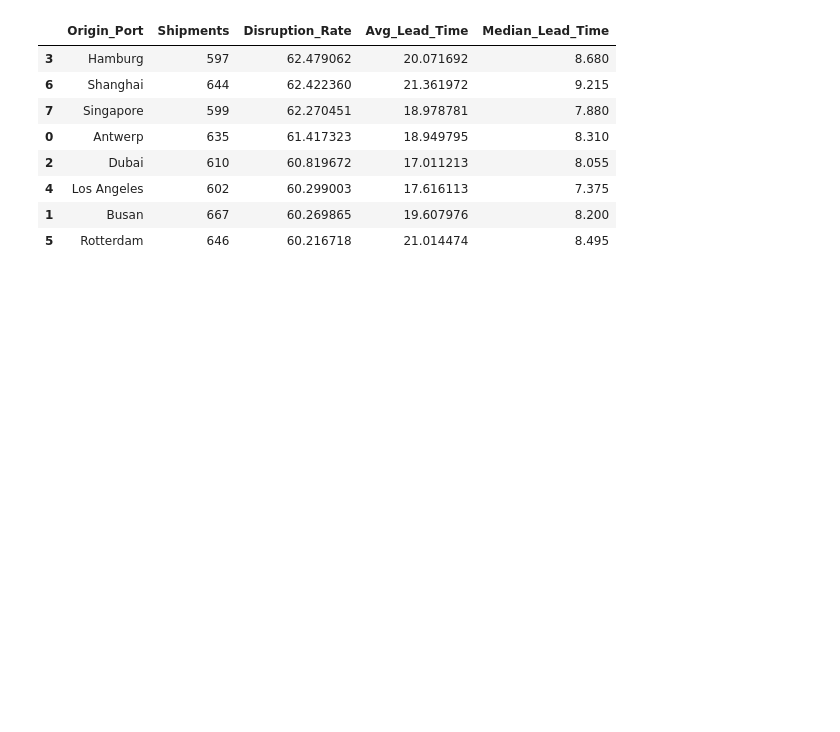
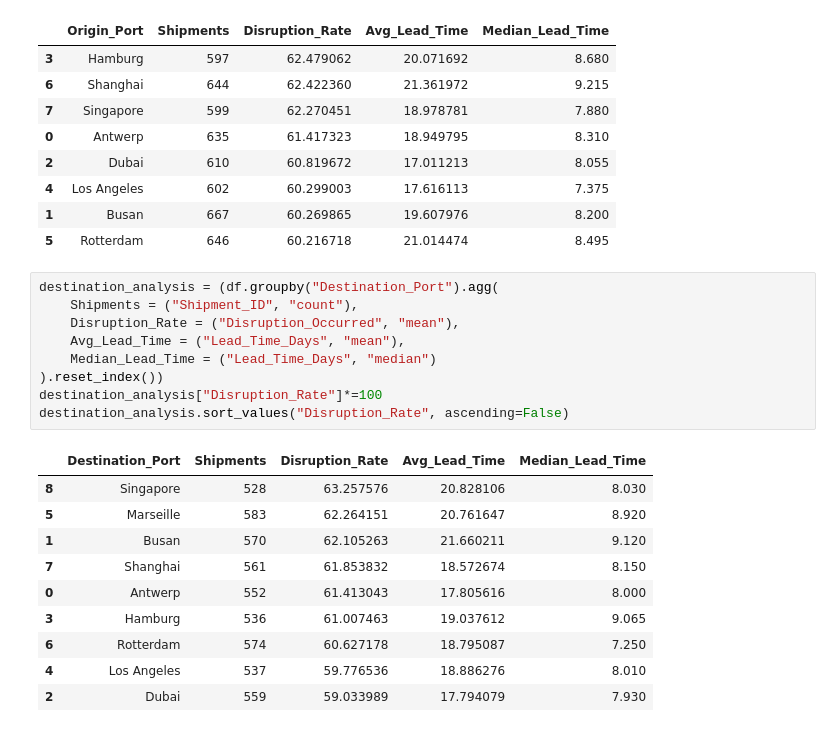
Before and after one commit to sharath1103/Global-Supply-Chain-Disruption, a Jupyter notebook: global_supply_chain_disruption.ipynb, the cells around one changed output. Drawn from its saved outputs; the diff is of its cells as text; blank space fills up the shorter version.

```diff
--- a/global_supply_chain_disruption.ipynb
+++ b/global_supply_chain_disruption.ipynb
@@ -312,3 +312,23 @@ origin_analysis.sort_values("Disruption_Rate", ascending=False)
 | 4 | Los Angeles | 602 | 60.299003 | 17.616113 | 7.375 |
 | 1 | Busan | 667 | 60.269865 | 19.607976 | 8.200 |
 | 5 | Rotterdam | 646 | 60.216718 | 21.014474 | 8.495 |
+# %%
+destination_analysis = (df.groupby("Destination_Port").agg(
+    Shipments = ("Shipment_ID", "count"),
+    Disruption_Rate = ("Disruption_Occurred", "mean"),
+    Avg_Lead_Time = ("Lead_Time_Days", "mean"),
+    Median_Lead_Time = ("Lead_Time_Days", "median")
+).reset_index())
+destination_analysis["Disruption_Rate"]*=100
+destination_analysis.sort_values("Disruption_Rate", ascending=False)
+# %% [output]
+|  | Destination_Port | Shipments | Disruption_Rate | Avg_Lead_Time | Median_Lead_Time |
+| 8 | Singapore | 528 | 63.257576 | 20.828106 | 8.030 |
+| 5 | Marseille | 583 | 62.264151 | 20.761647 | 8.920 |
+| 1 | Busan | 570 | 62.105263 | 21.660211 | 9.120 |
+| 7 | Shanghai | 561 | 61.853832 | 18.572674 | 8.150 |
+| 0 | Antwerp | 552 | 61.413043 | 17.805616 | 8.000 |
+| 3 | Hamburg | 536 | 61.007463 | 19.037612 | 9.065 |
+| 6 | Rotterdam | 574 | 60.627178 | 18.795087 | 7.250 |
+| 4 | Los Angeles | 537 | 59.776536 | 18.886276 | 8.010 |
+| 2 | Dubai | 559 | 59.033989 | 17.794079 | 7.930 |
```
